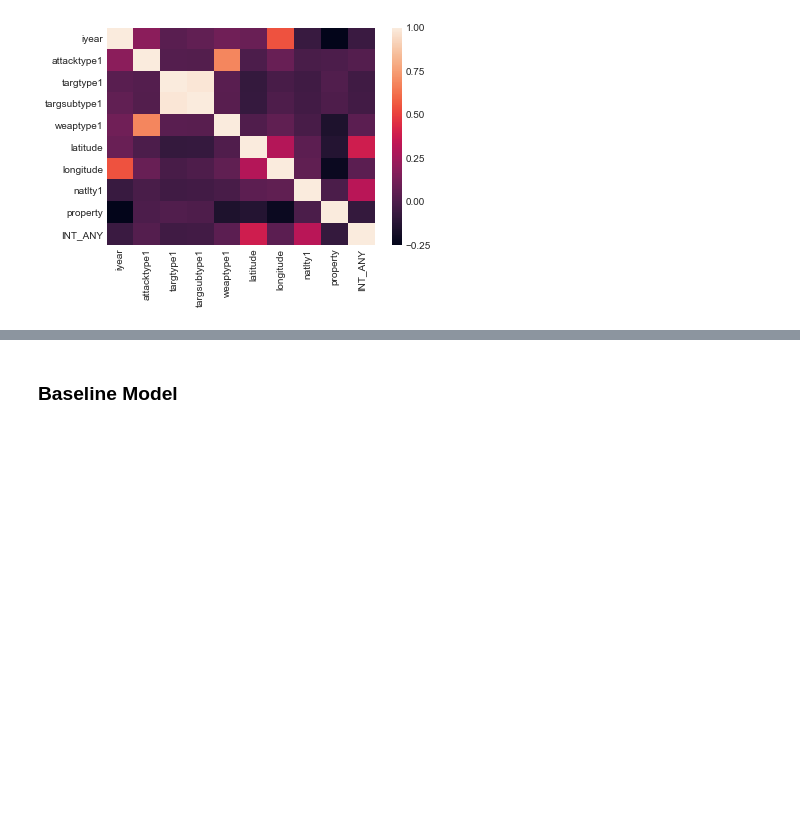
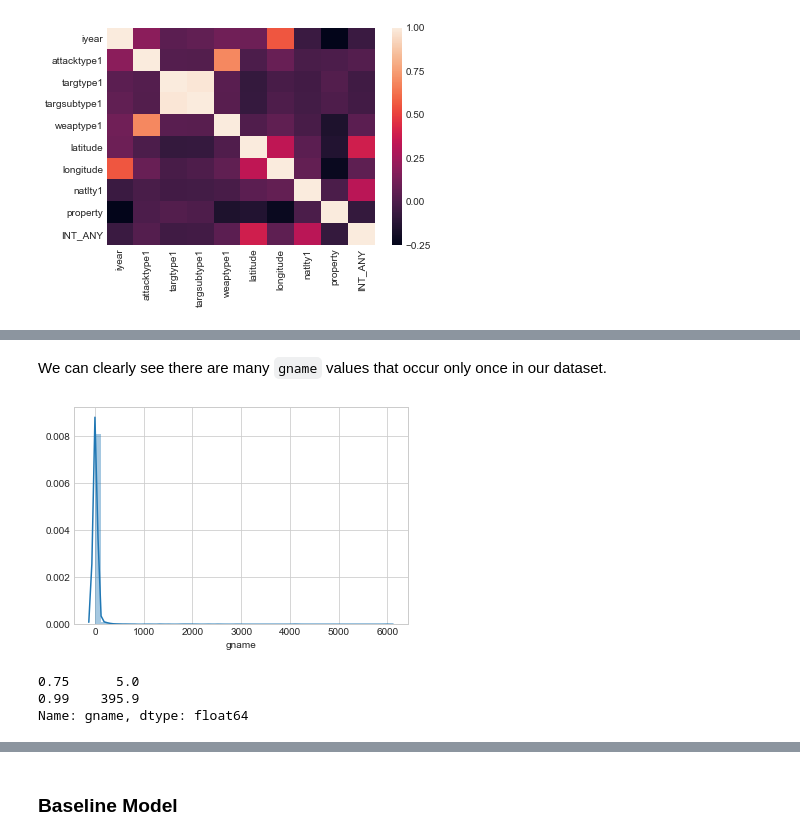
Before and after one commit to nikolaskaris/gtd_classifier, a Jupyter notebook: Predicting Terror Group.ipynb, the cells around one changed output, grey strips where cells are left out. Cells and saved outputs as stored; diff of their text form; code cells hidden in the pictures; blank space fills up the shorter version.

````diff
--- a/Predicting Terror Group.ipynb
+++ b/Predicting Terror Group.ipynb
@@ -171,3 +261,15 @@ known = known[(known['longitude'] > -96.712954) & (known['longitude'] < 125.5665
+# %% [markdown]
+We can clearly see there are many ```gname``` values that occur only once in our dataset.
+# %%
+sns.distplot(known['gname'].value_counts());
+# %% [output]
+[figure, added]
+# %%
+known.gname.value_counts().quantile([0.75, 0.99])
+# %% [output]
+0.75      5.0
+0.99    395.9
+Name: gname, dtype: float64
 # %%
 known.shape
 # %% [output]
````
Also changed, not shown: parts of 105 cells of this notebook, 1 other file.
